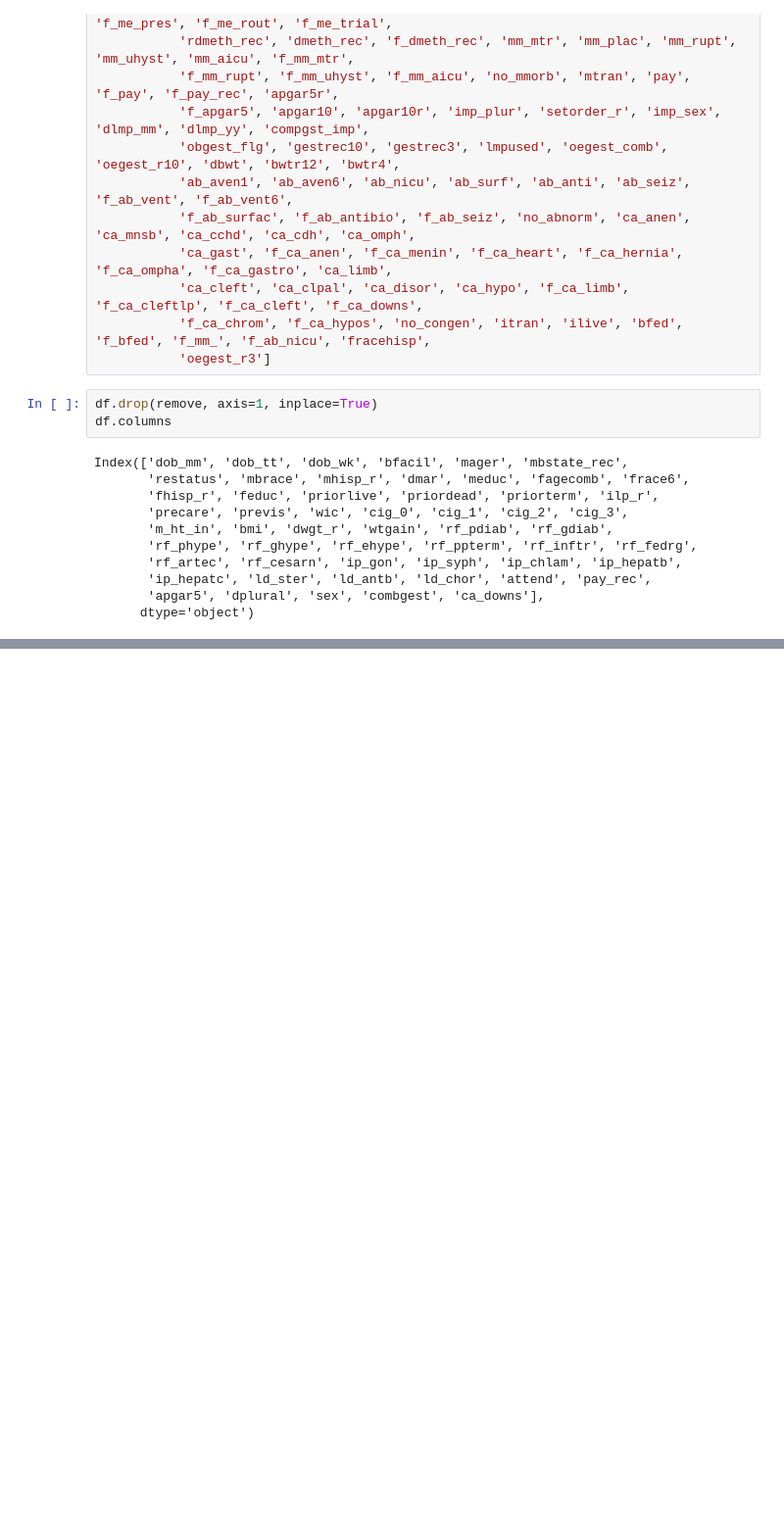
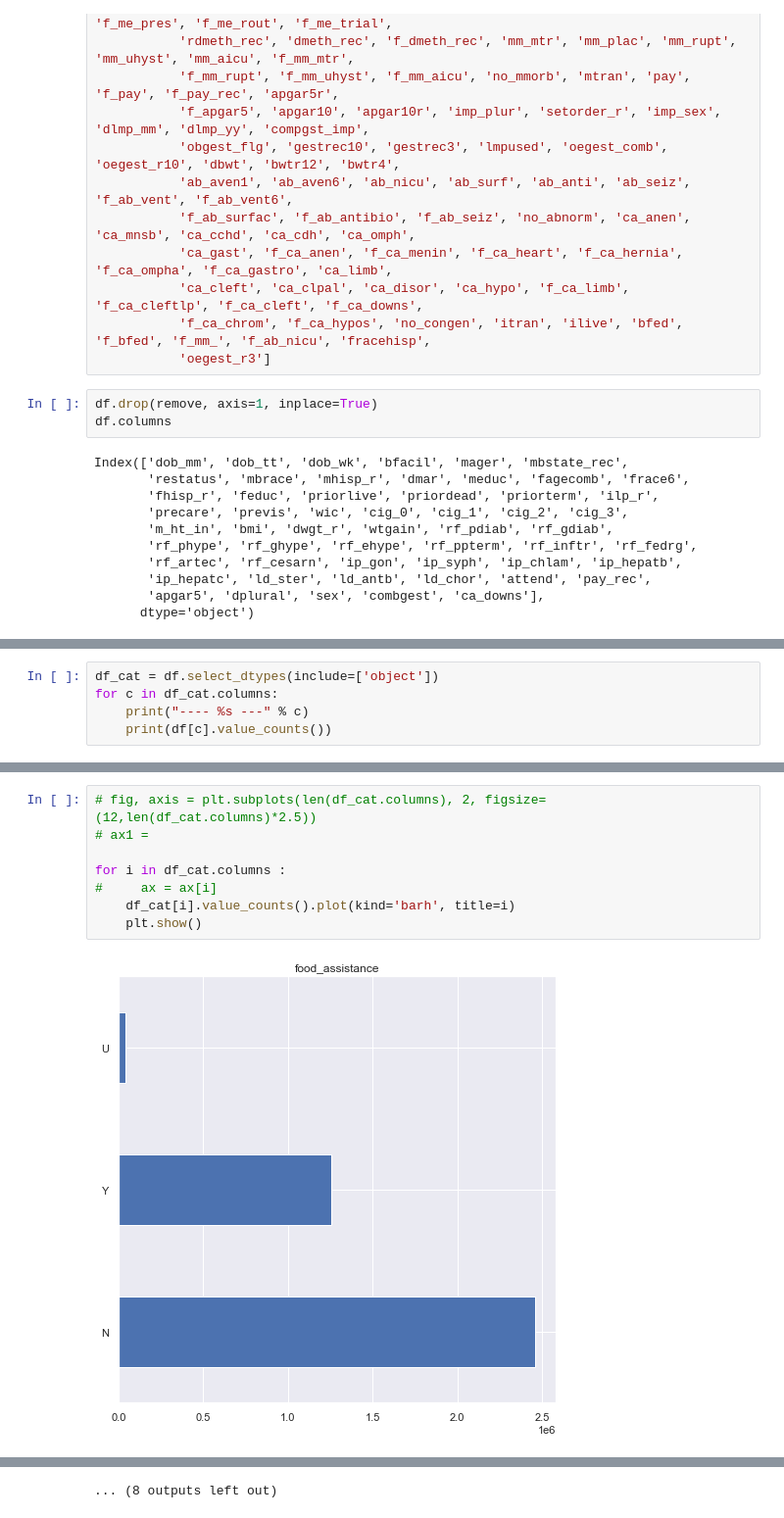
Before and after one commit to Patrick-Arnold/Capstone_Project, a Jupyter notebook: Capstone.ipynb, the cells around one changed output, grey strips where cells are left out. Shown at 98% size. Saved outputs shown, nothing was run; the diff lists cells and outputs as text; blank space fills up the shorter version.

```diff
--- a/Capstone.ipynb
+++ b/Capstone.ipynb
@@ -162,0 +169,5 @@ Index(['birth_month', 'birth_time', 'birth_week', 'birth_place', 'mother_age',
+# %%
+df_cat = df.select_dtypes(include=['object'])
+for c in df_cat.columns:
+    print("---- %s ---" % c)
+    print(df[c].value_counts())
@@ -162,0 +202,10 @@ Index(['birth_month', 'birth_time', 'birth_week', 'birth_place', 'mother_age',
+# %%
+# fig, axis = plt.subplots(len(df_cat.columns), 2, figsize=(12,len(df_cat.columns)*2.5))
+# ax1 =
+
+for i in df_cat.columns :
+#     ax = ax[i]
+    df_cat[i].value_counts().plot(kind='barh', title=i)
+    plt.show()
+# %% [output]
+[figure, added]
@@ -162,0 +223 @@ Index(['birth_month', 'birth_time', 'birth_week', 'birth_place', 'mother_age',
+... (8 outputs left out)
```
Also changed, not shown: parts of 14 cells of this notebook.
